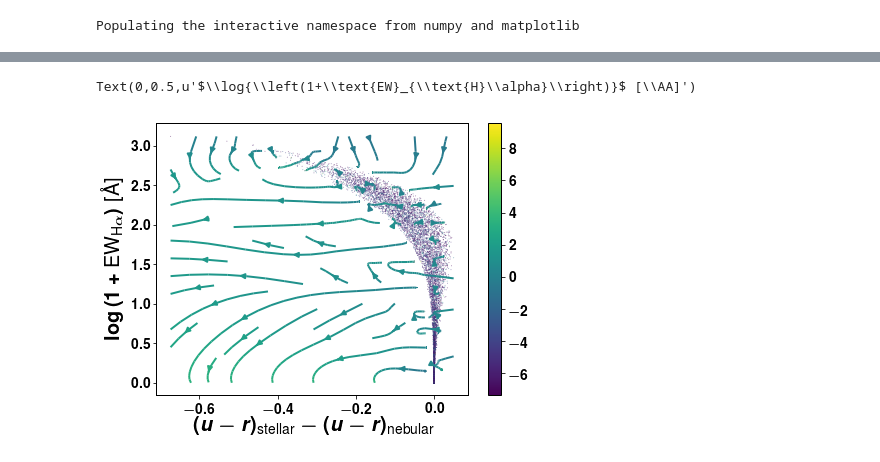
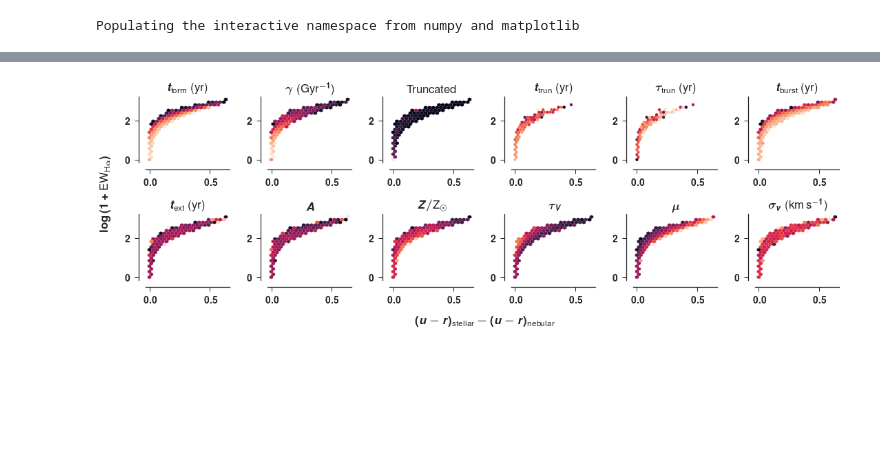
Before and after one commit to ajmejia/photo-ew, a Jupyter notebook: notebooks/proof-of-concept.ipynb, the cells around one changed output, grey strips where cells are left out. Drawn from its saved outputs; the diff is of its cells as text; code cells hidden in the pictures; blank space fills up the shorter version.

```diff
--- a/notebooks/proof-of-concept.ipynb
+++ b/notebooks/proof-of-concept.ipynb
@@ -157,8 +165,8 @@ for j in xrange(ssag.sample.index.size):
     SED_neb_j = column_stack((wavelength, ssag.seds_nebular.iloc[:,j]))
     SED_ste_j = column_stack((wavelength, ssag.seds_stellar.iloc[:,j]))
 
-    ur_neb += [ABmag(SED_neb_j, sdss_res[0]) - ABmag(SED_neb_j, sdss_res[2])]
-    ur_ste += [ABmag(SED_ste_j, sdss_res[0]) - ABmag(SED_ste_j, sdss_res[2])]
+    ur_neb += [ABmag(SED_neb_j, sdss_res[1]) - ABmag(SED_neb_j, sdss_res[3])]
+    ur_ste += [ABmag(SED_ste_j, sdss_res[1]) - ABmag(SED_ste_j, sdss_res[3])]
     ew_neb += [equivalent_width(SED_neb_j, (6562,), (40,))[0]]
 # Compute the colour excess
 ur_neb, ur_ste, ew_neb = array(ur_neb), array(ur_ste), array(ew_neb)
@@ -173,11 +174,53 @@ dy, dx = np.gradient(zi)
-# %%
-figure(figsize=(7,5))
-scatter(x,y,c=z,lw=0,s=1, alpha=0.5)
-streamplot(xi, yi, dx, dy, density=0.5, color=zi)
-cb = colorbar()
-xlabel(r"$(u-r)_\text{stellar}-(u-r)_\text{nebular}$")
-ylabel(r"$\log{\left(1+\text{EW}_{\text{H}\alpha}\right)}$ [\AA]")
-# cb.set_label(r"$\log{{t}_\text{burst}/\text{yr}}$")
-# %% [output]
-Text(0,0.5,u'$\\log{\\left(1+\\text{EW}_{\\text{H}\\alpha}\\right)}$ [\\AA]')
-[figure, removed]
+# %%
+x, y = ur_exc, log10(1+ew_neb)
+zs = (log10(ssag.sample.t_form),
+      ssag.sample.gamma,
+      ssag.sample.truncated,
+      log10(ssag.sample.t_trun),
+      log10(ssag.sample.tau_trun),
+      log10(ssag.sample.t_burst),
+      log10(ssag.sample.t_ext),
+      ssag.sample.a_burst,
+      ssag.sample.metallicity,
+      ssag.sample.tau_v,
+      ssag.sample.mu_v,
+      ssag.sample.sigma_v)
+
+labels = (
+    r"$t_\text{form}$ (yr)",
+    r"$\gamma$ (Gyr$^{-1}$)",
+    r"Truncated",
+    r"$t_\text{trun}$ (yr)",
+    r"$\tau_\text{trun}$ (yr)",
+    r"$t_\text{burst}$ (yr)",
+    r"$t_\text{ext}$ (yr)",
+    r"$A$",
+    r"$Z/\text{Z}_\odot$",
+    r"$\tau_V$",
+    r"$\mu$",
+    r"$\sigma_v$ (km\,s$^{-1}$)"
+)
+
+fig, axs = subplots(2, 6, figsize=(15,5), sharex=True, sharey=True)
+axs = axs.ravel()
+sns.despine(offset=10)
+
+for i in xrange(axs.size):
+    mask = ~isnan(zs[i])
+#     interp = Rbf(x[mask], y[mask], zs[i][mask], function="linear")
+#     zi = interp(xi, yi)
+#     dy, dx = np.gradient(zi)
+
+    sc = axs[i].hexbin(x, y, zs[i], 20, edgecolors=None)
+#     axs[i].streamplot(xi, yi, dx, dy, color=zi, density=0.5, linewidth=1.0, arrowsize=0.5)
+#     cb = colorbar(sc, ax=axs[i], orientation="horizontal")
+    axs[i].set_title(labels[i])
+
+# xlabel(r"$(u-r)_\text{stellar}-(u-r)_\text{nebular}$")
+# ylabel(r"$\log{\left(1+\text{EW}_{\text{H}\alpha}\right)}$ [\AA]")
+# cb.set_label(r"$\log{{t}_\text{burst}/\text{yr}}$")
+fig.text(0.5, 0.0, r"$(u-r)_\text{stellar}-(u-r)_\text{nebular}$", ha="center", va="top")
+fig.text(0.0, 0.5, r"$\log{\left(1+\text{EW}_{\text{H}\alpha}\right)}$", ha="right", va="center", rotation="vertical")
+fig.tight_layout()
+# %% [output]
+[figure, added]
```
Also changed, not shown: parts of 6 cells of this notebook.
